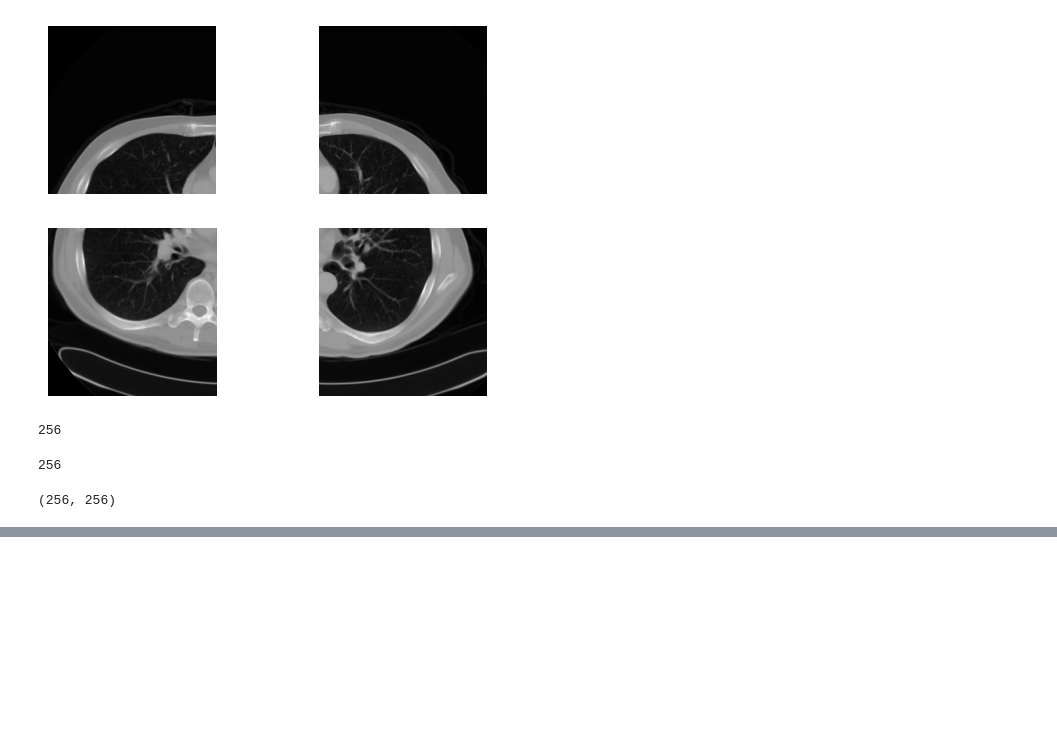
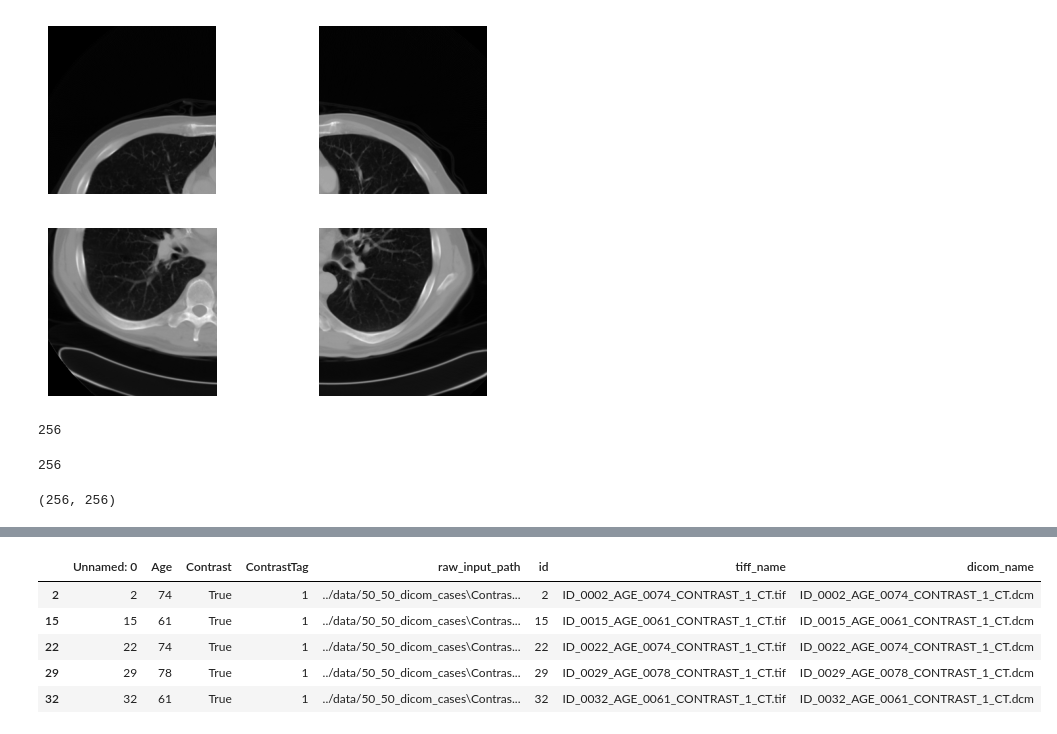
Before and after one commit to BRIJNANDA1979/Data-Science-for-Beginners, a Jupyter notebook: Medical_Imaging_CNN.ipynb, the cells around one changed output, grey strips where cells are left out. Cells and saved outputs as stored; diff of their text form; code cells hidden in the pictures; blank space fills up the shorter version.

```diff
--- a/Medical_Imaging_CNN.ipynb
+++ b/Medical_Imaging_CNN.ipynb
@@ -428,0 +442,2 @@ im[:rsplit,:csplit].shape
+# %%
+df_test = df[(df.ContrastTag == '1')]
@@ -428,0 +470,9 @@ im[:rsplit,:csplit].shape
+# %%
+df_test.head()
+# %% [output]
+|  | Unnamed: 0 | Age | Contrast | ContrastTag | raw_input_path | id | tiff_name | dicom_name |
+| 2 | 2 | 74 | True | 1 | ../data/50_50_dicom_cases\Contras... | 2 | ID_0002_AGE_0074_CONTRAST_1_CT.tif | ID_0002_AGE_0074_CONTRAST_1_CT.dcm |
+| 15 | 15 | 61 | True | 1 | ../data/50_50_dicom_cases\Contras... | 15 | ID_0015_AGE_0061_CONTRAST_1_CT.tif | ID_0015_AGE_0061_CONTRAST_1_CT.dcm |
+| 22 | 22 | 74 | True | 1 | ../data/50_50_dicom_cases\Contras... | 22 | ID_0022_AGE_0074_CONTRAST_1_CT.tif | ID_0022_AGE_0074_CONTRAST_1_CT.dcm |
+| 29 | 29 | 78 | True | 1 | ../data/50_50_dicom_cases\Contras... | 29 | ID_0029_AGE_0078_CONTRAST_1_CT.tif | ID_0029_AGE_0078_CONTRAST_1_CT.dcm |
+| 32 | 32 | 61 | True | 1 | ../data/50_50_dicom_cases\Contras... | 32 | ID_0032_AGE_0061_CONTRAST_1_CT.tif | ID_0032_AGE_0061_CONTRAST_1_CT.dcm |
```
Also changed, not shown: parts of 33 cells of this notebook.
